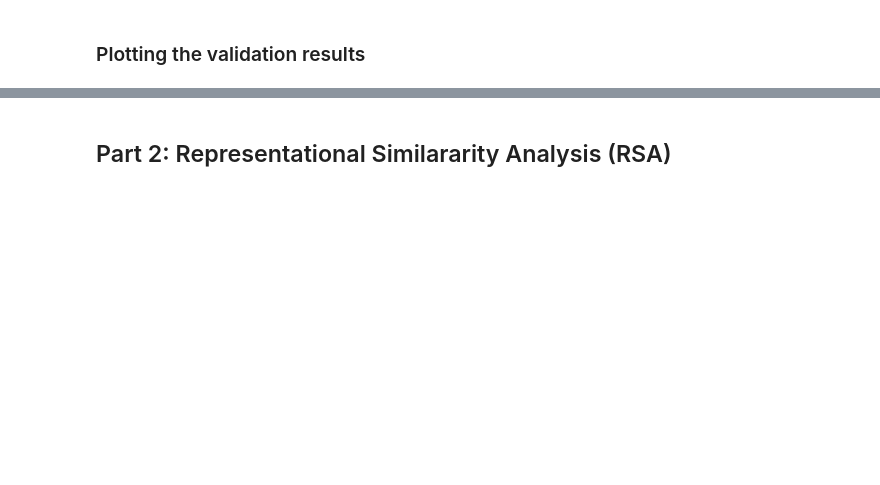
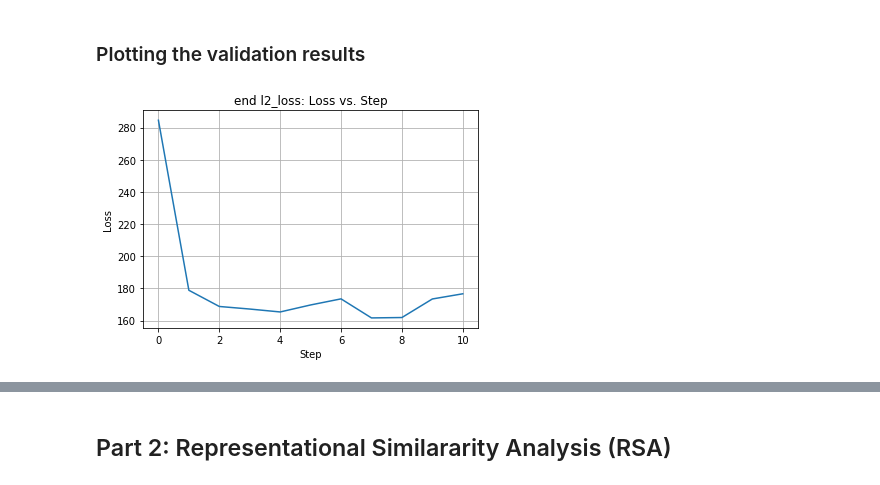
Before and after one commit to j-abc/cs375, a Jupyter notebook: 2017/assignment2/CS375 Assignment 2 Lab Report - Group 6.ipynb, the cells around one changed output, grey strips where cells are left out. Saved outputs shown, nothing was run; the diff lists cells and outputs as text; code cells hidden in the pictures; blank space fills up the shorter version.

```diff
--- a/2017/assignment2/CS375 Assignment 2 Lab Report - Group 6.ipynb
+++ b/2017/assignment2/CS375 Assignment 2 Lab Report - Group 6.ipynb
@@ -78,13 +61,11 @@ p22_training(texp_id,coll)
-# %%
-texp_id = coll.distinct('exp_id')[-2]
-print(texp_id)
-p22_training(texp_id,coll)
 # %% [markdown]
 ### Plotting the validation results
 # %%
-l2_loss, img_inputs, img_prediction = get_validation_data(texp_id, coll, 20)
-plot_l2_loss(l2_loss, texp_id)
+l2_loss, img_inputs, img_prediction = get_validation_data(train_id, coll, 20)
+plot_l2_loss(l2_loss, train_id)
 
 np_inputs = np.array(img_inputs).transpose([0,2,3,4,1])
 np_prediction = np.array(img_prediction).transpose([0,2,3,4,1])
 my_shape = np_inputs.shape
+# %% [output]
+[figure, added]
```
Also changed, not shown: parts of 26 cells of this notebook, 3 other files.
